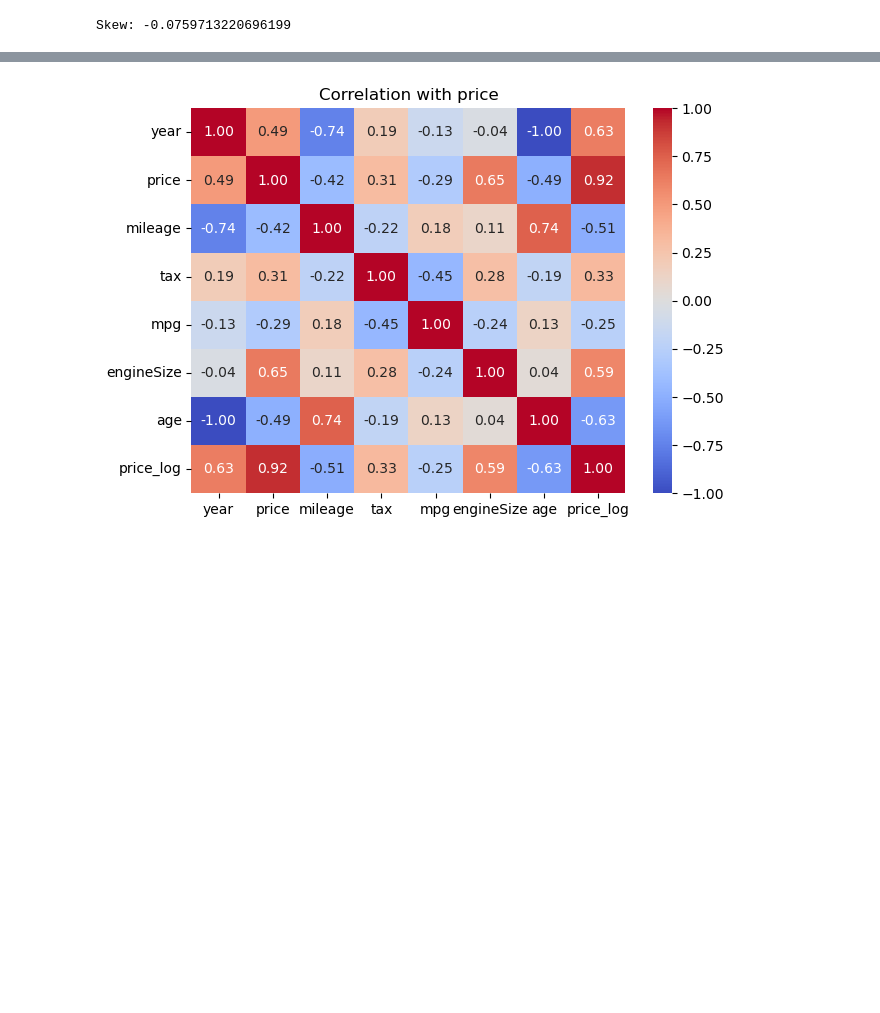
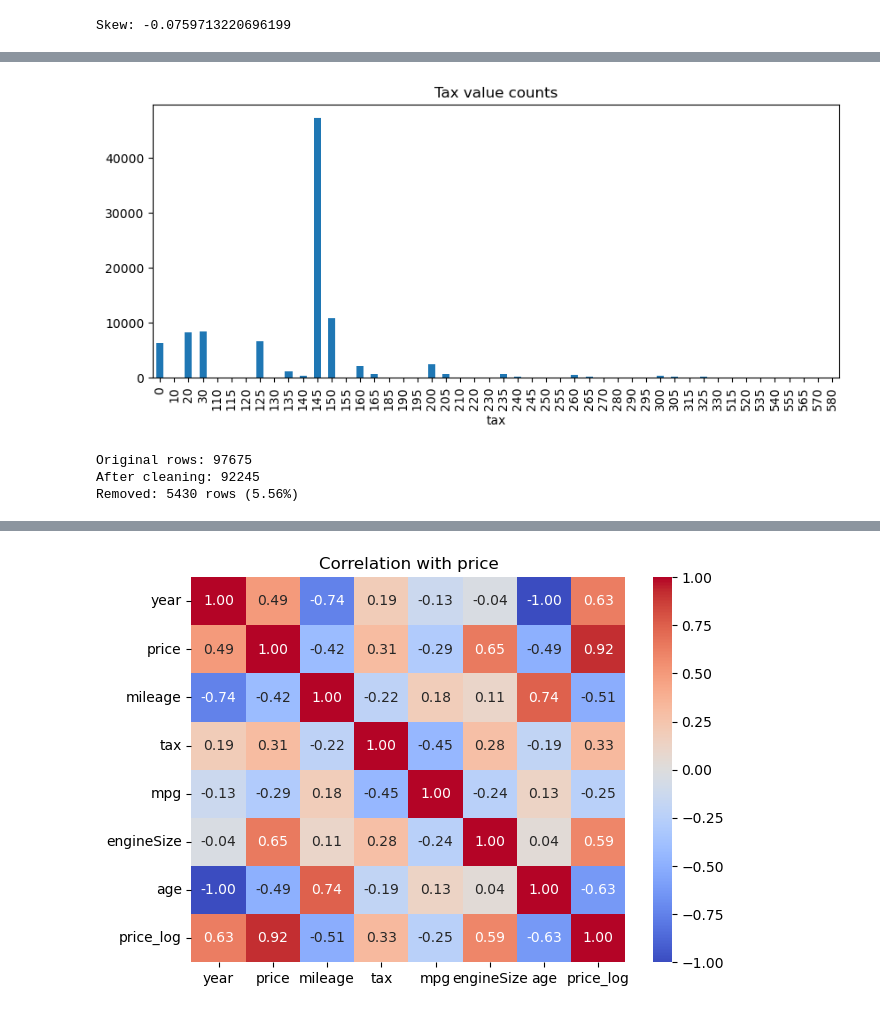
Before and after one commit to niteshbairwa185-pixel/automobile-intelligent-system, a Jupyter notebook: notebooks/01-EDA.ipynb, the cells around one changed output, grey strips where cells are left out. Saved outputs shown, nothing was run; the diff lists cells and outputs as text; code cells hidden in the pictures; blank space fills up the shorter version.

```diff
--- a/notebooks/01-EDA.ipynb
+++ b/notebooks/01-EDA.ipynb
@@ -344,0 +348,43 @@ df[df['mpg'] == 470.8][['model', 'fuelType', 'engineSize', 'price']].head(10)
+# %%
+plt.figure(figsize=(10,4))
+df['tax'].value_counts().sort_index().plot(kind='bar')
+plt.title('Tax value counts')
+plt.show()
+# %% [output]
+[figure, added]
+# %%
+df_clean = df.copy()
+
+# price_log: standard IQR
+Q1, Q3 = df_clean['price_log'].quantile(0.25), df_clean['price_log'].quantile(0.75)
+IQR = Q3 - Q1
+lower, upper = Q1 - 1.5*IQR, Q3 + 1.5*IQR
+df_clean = df_clean[(df_clean['price_log'] >= lower) & (df_clean['price_log'] <= upper)]
+
+# mileage: upper bound only
+Q1, Q3 = df_clean['mileage'].quantile(0.25), df_clean['mileage'].quantile(0.75)
+IQR = Q3 - Q1
+upper = Q3 + 1.5*IQR
+df_clean = df_clean[df_clean['mileage'] <= upper]
+
+# engineSize: upper bound only
+Q1, Q3 = df_clean['engineSize'].quantile(0.25), df_clean['engineSize'].quantile(0.75)
+IQR = Q3 - Q1
+upper = Q3 + 1.5*IQR
+df_clean = df_clean[df_clean['engineSize'] <= upper]
+
+# age: standard IQR
+Q1, Q3 = df_clean['age'].quantile(0.25), df_clean['age'].quantile(0.75)
+IQR = Q3 - Q1
+lower, upper = Q1 - 1.5*IQR, Q3 + 1.5*IQR
+df_clean = df_clean[(df_clean['age'] >= lower) & (df_clean['age'] <= upper)]
+
+# tax and mpg: left untouched — both are legitimately non-normal, not errors
+
+print(f"Original rows: {len(df)}")
+print(f"After cleaning: {len(df_clean)}")
+print(f"Removed: {len(df) - len(df_clean)} rows ({(len(df)-len(df_clean))/len(df)*100:.2f}%)")
+# %% [output]
+Original rows: 97675
+After cleaning: 92245
+Removed: 5430 rows (5.56%)
```
Also changed, not shown: parts of 10 cells of this notebook.
